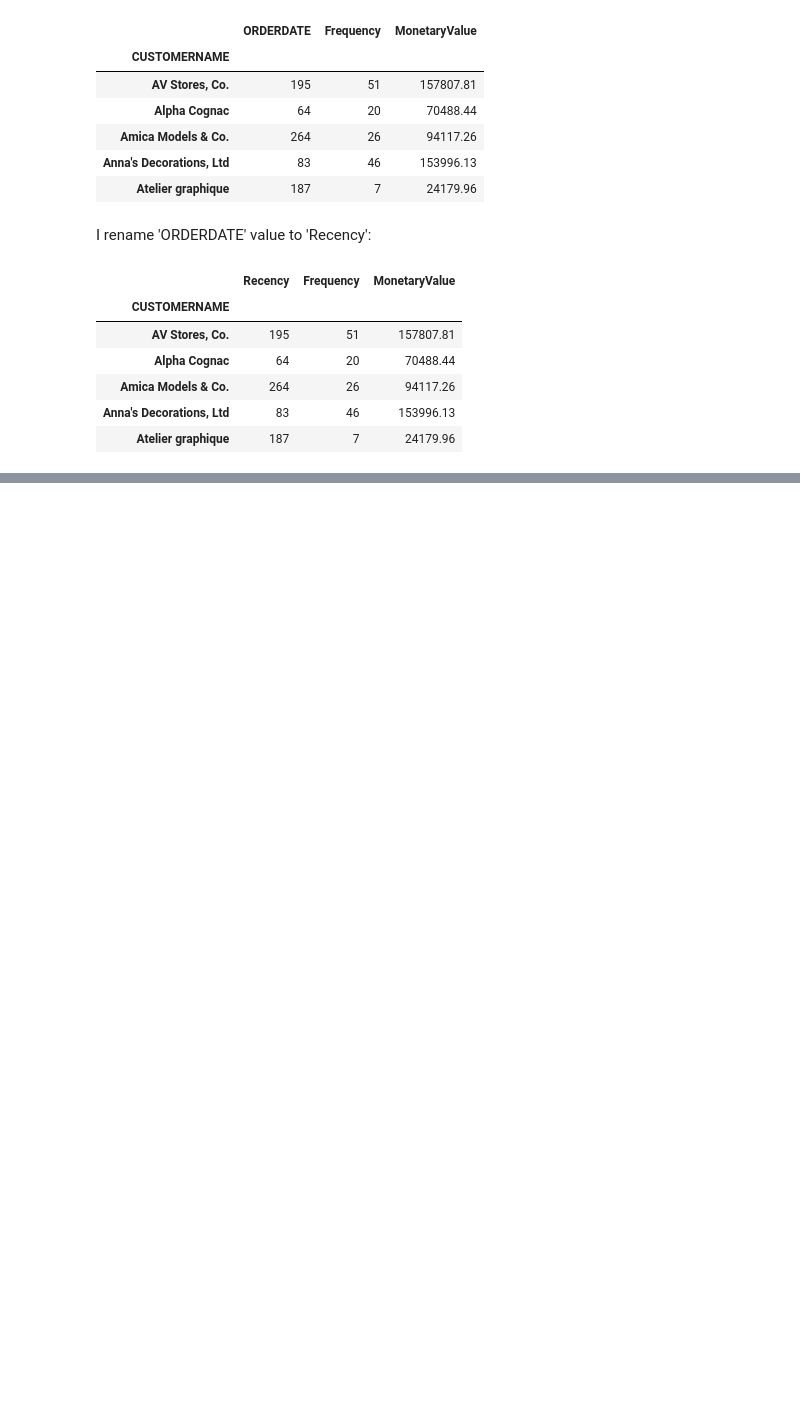
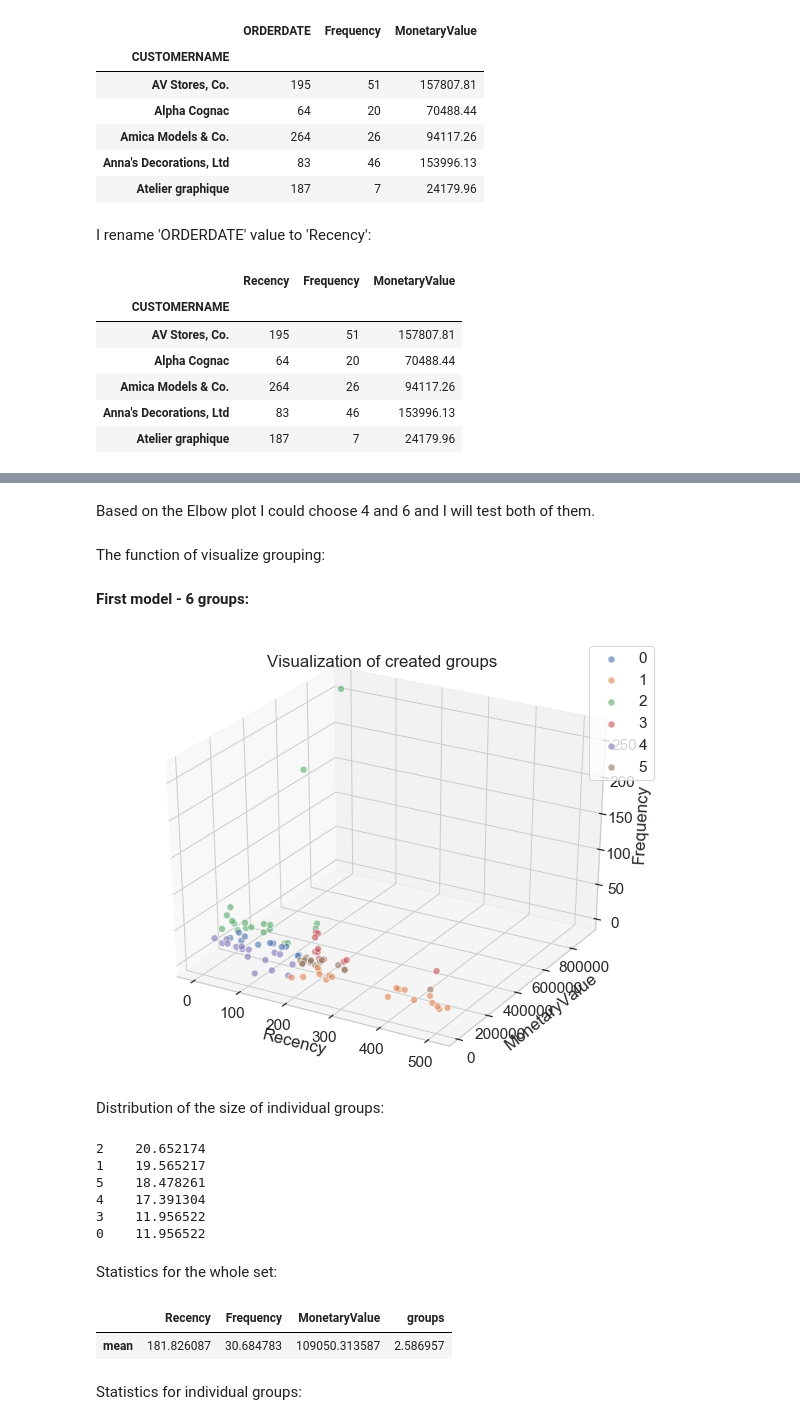
Before and after one commit to SatyamRanjan-404/Customer-Segmentation, a Jupyter notebook: Customer_segmentation.ipynb, the cells around one changed output, grey strips where cells are left out. Saved outputs shown, nothing was run; the diff lists cells and outputs as text; code cells hidden in the pictures; blank space fills up the shorter version.

```diff
--- a/Customer_segmentation.ipynb
+++ b/Customer_segmentation.ipynb
@@ -335,0 +411,26 @@ rfm_df.head()
+# %% [markdown]
+Based on the Elbow plot I could choose 4 and 6 and I will test both of them.
+# %% [markdown]
+The function of visualize grouping:
+# %%
+def plots_model():
+    fig = plt.figure(figsize=(10, 8))
+    ax = fig.add_subplot(111, projection='3d')
+    # Group data by 'groups'
+    grouped_data = rfm_df.groupby('groups')
+
+    # Plot each group separately
+    for i, (group_name, group_data) in enumerate(grouped_data):
+        xs = group_data['Recency']
+        ys = group_data['MonetaryValue']
+        zs = group_data['Frequency']
+        ax.scatter(xs, ys, zs, s=50, alpha=0.6, edgecolors='w', label=group_name)
+
+    ax.set_xlabel('Recency')
+    ax.set_zlabel('Frequency')
+    ax.set_ylabel('MonetaryValue')
+    plt.title('Visualization of created groups')
+    plt.legend()
+    plt.show()
+# %% [markdown]
+**First model - 6 groups:**
@@ -335,0 +442,24 @@ rfm_df.head()
+# %%
+plots_model()
+# %% [output]
+[figure, added]
+# %% [markdown]
+Distribution of the size of individual groups:
+# %%
+print((rfm_df.groups.value_counts(normalize = True, sort = True) * 100).to_string())
+# %% [output]
+2    20.652174
+1    19.565217
+5    18.478261
+4    17.391304
+3    11.956522
+0    11.956522
+# %% [markdown]
+Statistics for the whole set:
+# %%
+rfm_df.agg(['mean'])
+# %% [output]
+|  | Recency | Frequency | MonetaryValue | groups |
+| mean | 181.826087 | 30.684783 | 109050.313587 | 2.586957 |
+# %% [markdown]
+Statistics for individual groups:
```
Also changed, not shown: parts of 34 cells of this notebook.
